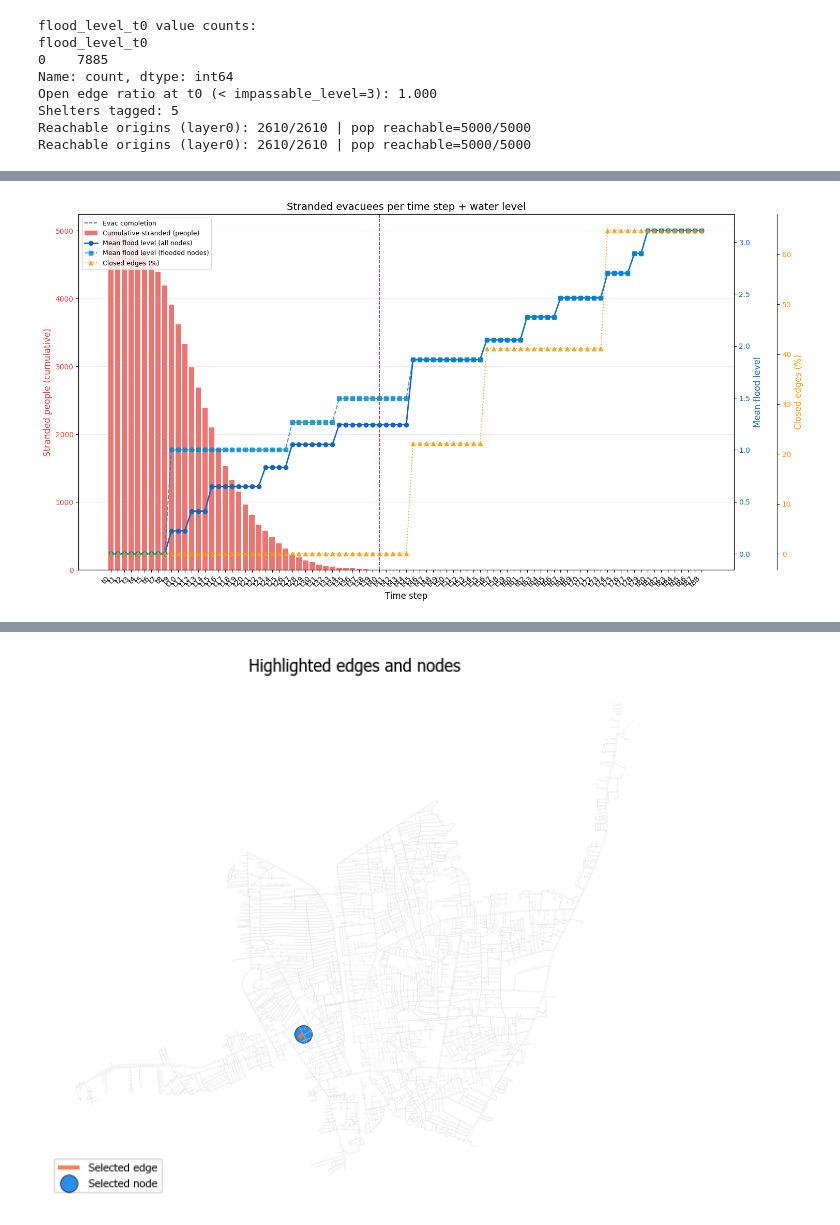
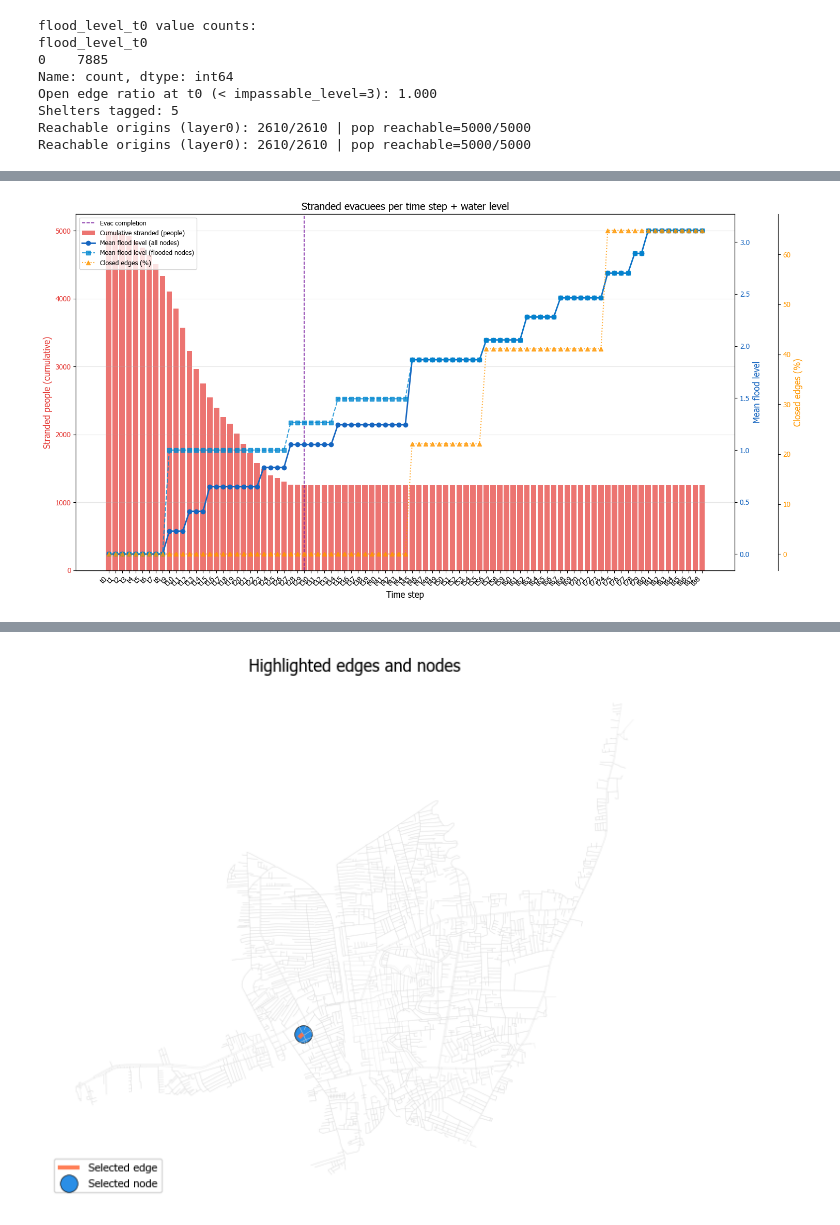
Before and after one commit to CosmosDever/Thesis-EvSim-Flooding-TH, a Jupyter notebook: Test_on_HatYai.ipynb, the cells around one changed output, grey strips where cells are left out. Cells and saved outputs as stored; diff of their text form; code cells hidden in the pictures.

```diff
--- a/Test_on_HatYai.ipynb
+++ b/Test_on_HatYai.ipynb
@@ -1540,9 +1528,11 @@ total_people = float(nodes_modes.get("pop_total", pd.Series(dtype=float)).sum())
 L = len(time_names)
 eps = 1e-9
 
-# Map exit collector names back to osmids
+# Map exit/shelter collector names back to osmids
 out_city_osmids_cell = flow_results.get("out_city_osmids", set())
+chosen_shelter_osmids_cell = set(int(o) for o in nodes_modes.loc[nodes_modes["is_shelter"] == True, "osmid"].drop_duplicates())
 collector_to_exit = {f"exit_collector_{osmid}": osmid for osmid in out_city_osmids_cell}
+collector_to_shelter = {f"shelter_collector_{osmid}": osmid for osmid in chosen_shelter_osmids_cell}
 
 # Residual flow graph for path reconstruction
 residual_flow = {(u, v): float(f) for u, nbrs in flow_dict.items() for v, f in nbrs.items() if f > 0}
@@ -1578,7 +1568,7 @@ def find_path(start, target):
 arrived_people = np.zeros(L)
 arrived_units = np.zeros(L)
 
-for osmid, occ in vehicle_occ_lookup.items():
+for osmid in pop_lookup.index:
     supply = flow_dict.get(super_source, {}).get((int(osmid), 0), 0.0)
     if supply <= eps:
         continue
@@ -1598,31 +1588,34 @@ for osmid, occ in vehicle_occ_lookup.items():
             continue
 
         # Determine arrival layer:
-        # - Shelter path: last_u is tuple (osmid, layer) → use layer directly
-        # - Exit path: last_u is "exit_collector_XXX" → look at second-to-last edge
+        # - Direct shelter path: last_u is tuple (osmid, layer) → use layer directly
+        # - Collector path (shelter/exit): last_u is "shelter_collector_X" or "exit_collector_X"
+        #   → look at second-to-last edge for (osmid, layer)
         layer = None
         if isinstance(last_u, tuple):
             layer = int(last_u[1])
-        elif isinstance(last_u, str) and last_u in collector_to_exit and len(path) >= 2:
-            # Path is: ... → (exit_osmid, layer) → collector → super_sink
+        elif isinstance(last_u, str) and (last_u in collector_to_exit or last_u in collector_to_shelter) and len(path) >= 2:
             second_last_u = path[-2][0]
             if isinstance(second_last_u, tuple):
                 layer = int(second_last_u[1])
 
         if layer is not None and 0 <= layer < L:
             arrived_units[layer] += send
-            arrived_people[layer] += send * occ
+            arrived_people[layer] += send
 
 cumulative_people = np.cumsum(arrived_people)
-cumulative_rate = (cumulative_people / total_people * 100) if total_people > 0 else np.zeros_like(cumulative_people)
+# Round to integers first, then compute rate from the rounded values
+arrived_people_int = np.round(arrived_people).astype(int)
+cumulative_people_int = np.round(cumulative_people).astype(int)
+cumulative_rate = (cumulative_people_int / total_people * 100) if total_people > 0 else np.zeros_like(cumulative_people)
 arrival_ts = [time_stamps[i] for i in range(L)]
 
 arrivals_df = pd.DataFrame({
     "time_step": time_names,
     "timestamp": arrival_ts,
-    "arrived_people": np.round(arrived_people).astype(int),
-    "cumulative_people": np.round(cumulative_people).astype(int),
-    "cumulative_rate_pct": cumulative_rate,
+    "arrived_people": arrived_people_int,
+    "cumulative_people": cumulative_people_int,
+    "cumulative_rate_pct": np.round(cumulative_rate, 2),
 })
 print(arrivals_df)
 print(f"\nTotal arrived (sum): {arrived_people.sum():.0f} people")
@@ -1689,8 +1682,8 @@ cumulative_arrived = np.cumsum(arrived_people)
 stranded_people = total_people - cumulative_arrived
 stranded_people = np.clip(stranded_people, 0, None)
 
-cumulative_stranded = stranded_people
-stranded_rate_pct = (cumulative_stranded / total_people * 100) if total_people > 0 else np.zeros(L)
+cumulative_stranded = np.round(stranded_people).astype(int)
+stranded_rate_pct = np.round(cumulative_stranded / total_people * 100, 2) if total_people > 0 else np.zeros(L)
 
 # ── Mean flood level per time step ──
 mean_flood_level_all = []
@@ -1764,7 +1757,7 @@ fig.tight_layout()
 stranded_df = pd.DataFrame({
     "time_step": time_names,
     "timestamp": [time_stamps[i] for i in range(L)],
-    "cumulative_stranded": cumulative_stranded.astype(int),
+    "cumulative_stranded": cumulative_stranded,
     "stranded_rate_pct": stranded_rate_pct,
     "mean_flood_level": mean_flood_level_all,
     "mean_flood_level_flooded": mean_flood_level_pos,
@@ -1797,4 +1790,4 @@ Saved stranded per time step to data\tmp\2026-03-05_10-16-36/stranded_per_time_s
-[figure, old version]
+[figure, new version]
 # %%
 # Shelter evacuee count (with shelter name) + out-of-city exits
 import matplotlib.pyplot as plt
```
Also changed, not shown: parts of 13 cells of this notebook, 2 other files.
